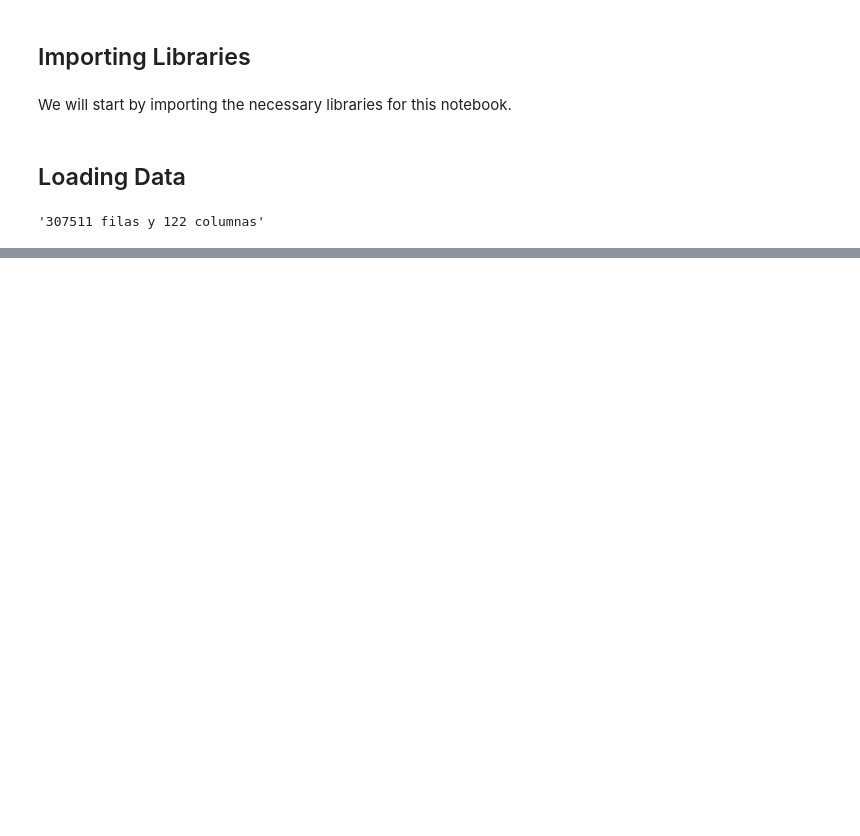
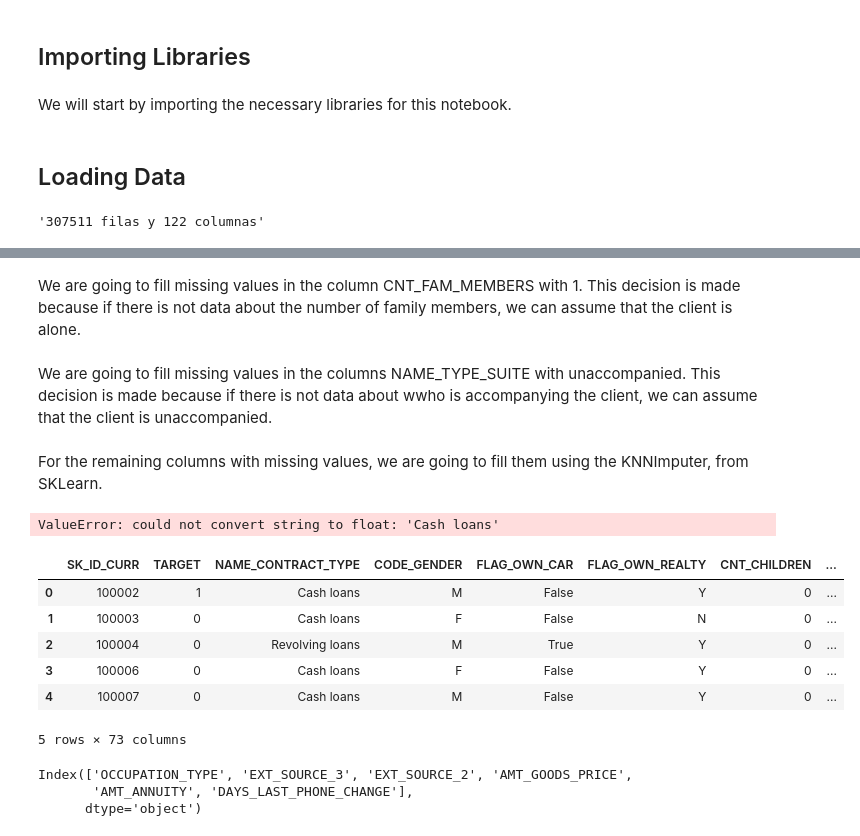
Before and after one commit to aitordiezUD/Default-Risk, a Jupyter notebook: notebooks/00_data_preprocessing.ipynb, the cells around one changed output, grey strips where cells are left out. Saved outputs shown, nothing was run; the diff lists cells and outputs as text; code cells hidden in the pictures; blank space fills up the shorter version.

```diff
--- a/notebooks/00_data_preprocessing.ipynb
+++ b/notebooks/00_data_preprocessing.ipynb
@@ -48,0 +106,34 @@ df.shape
+# %%
+social_circle_cols = ["OBS_30_CNT_SOCIAL_CIRCLE","DEF_30_CNT_SOCIAL_CIRCLE","OBS_60_CNT_SOCIAL_CIRCLE","DEF_60_CNT_SOCIAL_CIRCLE"]
+df[social_circle_cols] = df[social_circle_cols].fillna(0)
+# %% [markdown]
+We are going to fill missing values in the column CNT_FAM_MEMBERS with 1. This decision is made because if there is not data about the number of family members, we can assume that the client is alone.
+# %%
+df["CNT_FAM_MEMBERS"] = df["CNT_FAM_MEMBERS"].fillna(1)
+# %% [markdown]
+We are going to fill missing values in the columns NAME_TYPE_SUITE with unaccompanied. This decision is made because if there is not data about wwho is accompanying the client, we can assume that the client is unaccompanied.
+# %%
+df["NAME_TYPE_SUITE"] = df["NAME_TYPE_SUITE"].fillna("Unaccompanied")
+# %% [markdown]
+For the remaining columns with missing values, we are going to fill them using the KNNImputer, from SKLearn.
+# %%
+#todo: impute with knn, take into account that OCCUPATION_TYPE is a categorical column, the rest are numerical
+df = impute_with_knn(df, ['OCCUPATION_TYPE', 'EXT_SOURCE_3', 'EXT_SOURCE_2', 'AMT_GOODS_PRICE','AMT_ANNUITY', 'DAYS_LAST_PHONE_CHANGE'])
+# %% [output]
+ValueError: could not convert string to float: 'Cash loans'
+# %%
+df.head()
+# %% [output]
+|  | SK_ID_CURR | TARGET | NAME_CONTRACT_TYPE | CODE_GENDER | FLAG_OWN_CAR | FLAG_OWN_REALTY | CNT_CHILDREN | ... |
+| 0 | 100002 | 1 | Cash loans | M | False | Y | 0 | ... |
+| 1 | 100003 | 0 | Cash loans | F | False | N | 0 | ... |
+| 2 | 100004 | 0 | Revolving loans | M | True | Y | 0 | ... |
+| 3 | 100006 | 0 | Cash loans | F | False | Y | 0 | ... |
+| 4 | 100007 | 0 | Cash loans | M | False | Y | 0 | ... |
+5 rows × 73 columns
+# %%
+missing_values_perc = missing_values_percentage(df)
+# %% [output]
+Index(['OCCUPATION_TYPE', 'EXT_SOURCE_3', 'EXT_SOURCE_2', 'AMT_GOODS_PRICE',
+       'AMT_ANNUITY', 'DAYS_LAST_PHONE_CHANGE'],
+      dtype='object')
```
Also changed, not shown: parts of 24 cells of this notebook, 1 other file.
